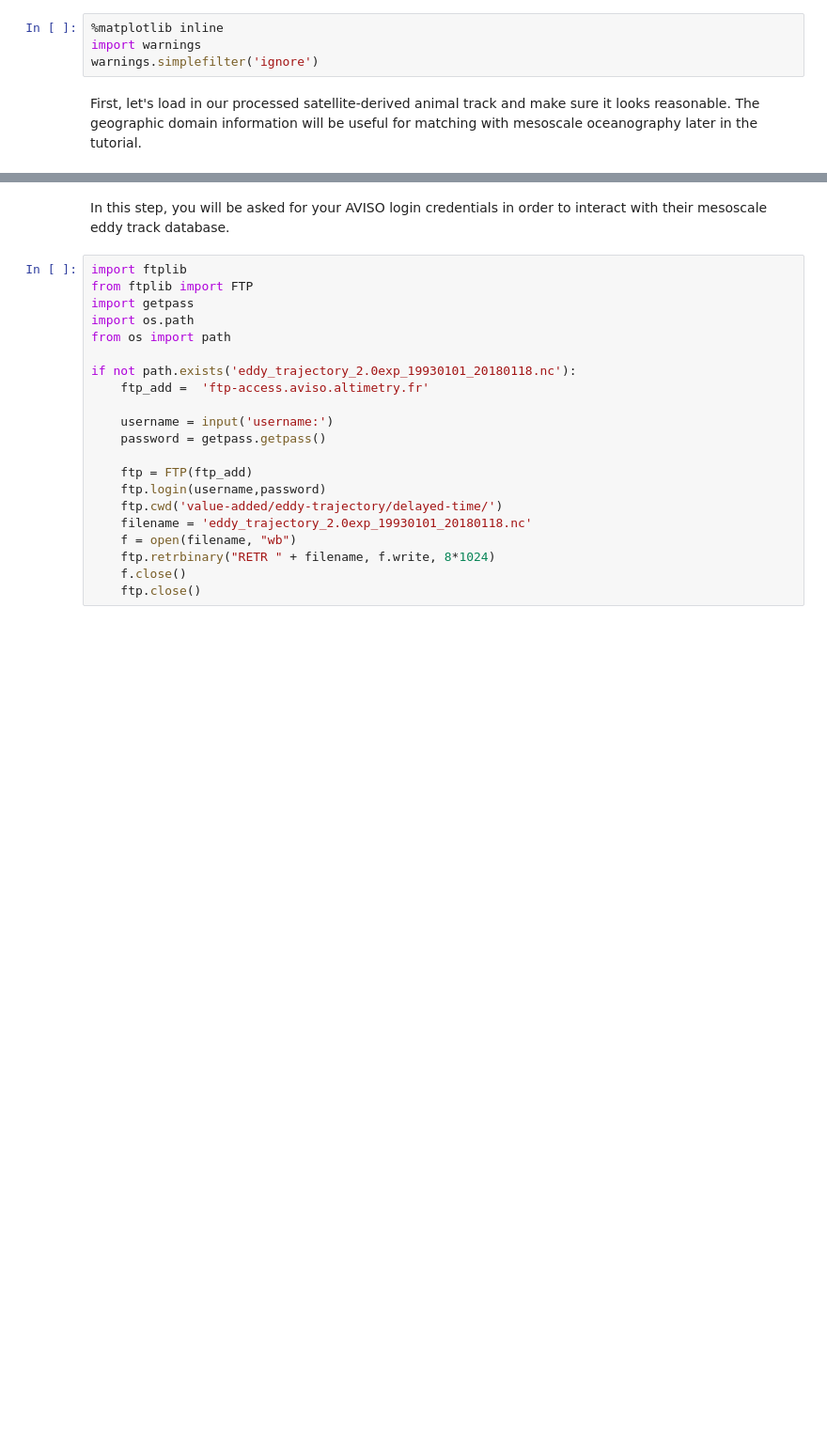
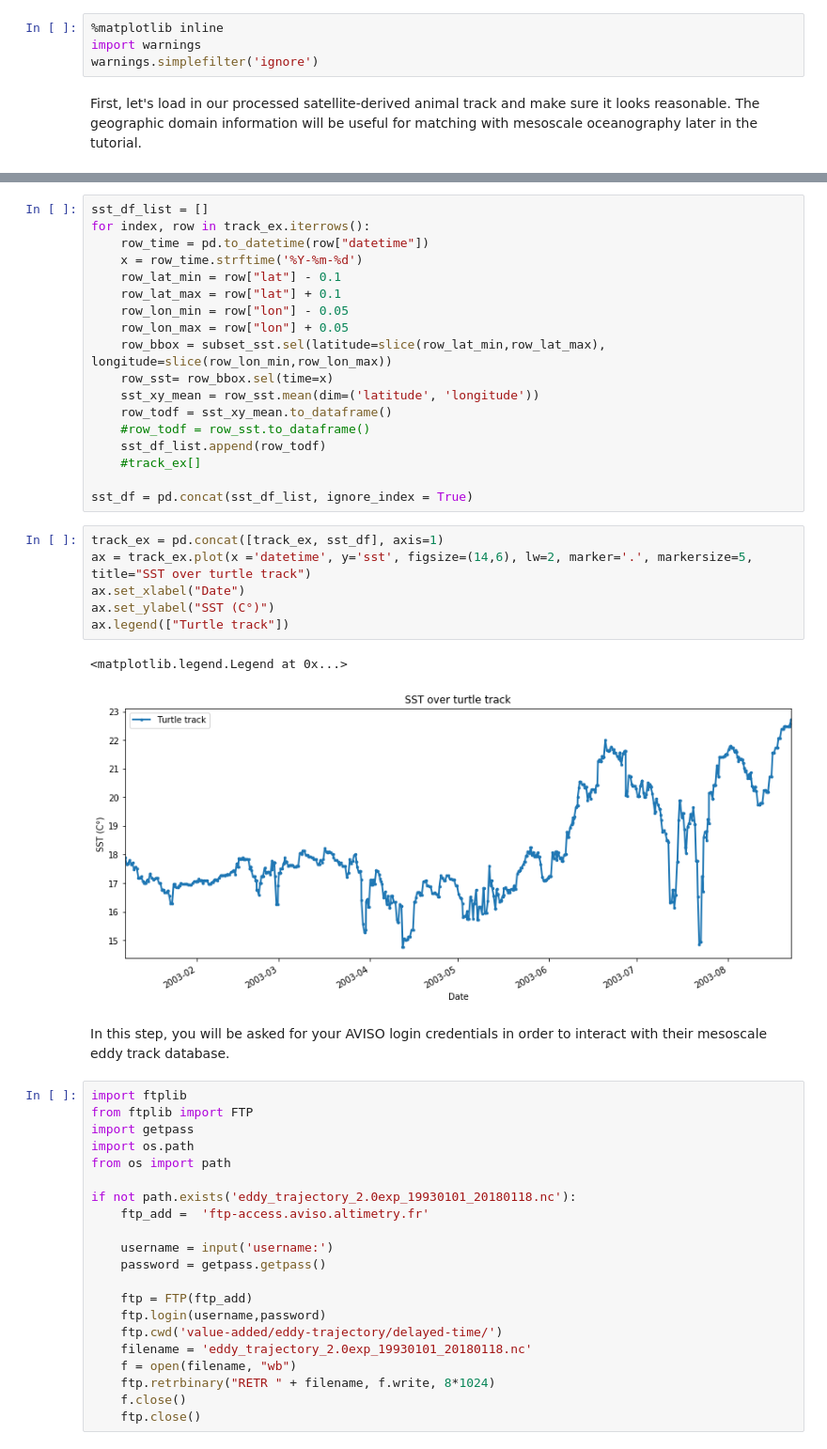
Before and after one commit to oceanhackweek/ohw19-projects-Trackpy, a Jupyter notebook: Trackpy.ipynb, the cells around one changed output, grey strips where cells are left out. Shown at 94% size. Cells and saved outputs as stored; diff of their text form; blank space fills up the shorter version.

```diff
--- a/Trackpy.ipynb
+++ b/Trackpy.ipynb
@@ -25,3 +86,30 @@ time_max = track_ex.datetime.max()
+# %%
+sst_df_list = []
+for index, row in track_ex.iterrows():
+    row_time = pd.to_datetime(row["datetime"])
+    x = row_time.strftime('%Y-%m-%d')
+    row_lat_min = row["lat"] - 0.1
+    row_lat_max = row["lat"] + 0.1
+    row_lon_min = row["lon"] - 0.05
+    row_lon_max = row["lon"] + 0.05
+    row_bbox = subset_sst.sel(latitude=slice(row_lat_min,row_lat_max), longitude=slice(row_lon_min,row_lon_max))
+    row_sst= row_bbox.sel(time=x)
+    sst_xy_mean = row_sst.mean(dim=('latitude', 'longitude'))
+    row_todf = sst_xy_mean.to_dataframe()
+    #row_todf = row_sst.to_dataframe()
+    sst_df_list.append(row_todf)
+    #track_ex[]
+
+sst_df = pd.concat(sst_df_list, ignore_index = True)
+# %%
+track_ex = pd.concat([track_ex, sst_df], axis=1)
+ax = track_ex.plot(x ='datetime', y='sst', figsize=(14,6), lw=2, marker='.', markersize=5, title="SST over turtle track")
+ax.set_xlabel("Date")
+ax.set_ylabel("SST (C°)")
+ax.legend(["Turtle track"])
+# %% [output]
+<matplotlib.legend.Legend at 0x...>
+[figure, added]
 # %% [markdown]
 In this step, you will be asked for your AVISO login credentials in order to interact with their mesoscale eddy track database.
 # %%
```
Also changed, not shown: parts of 7 cells of this notebook.
